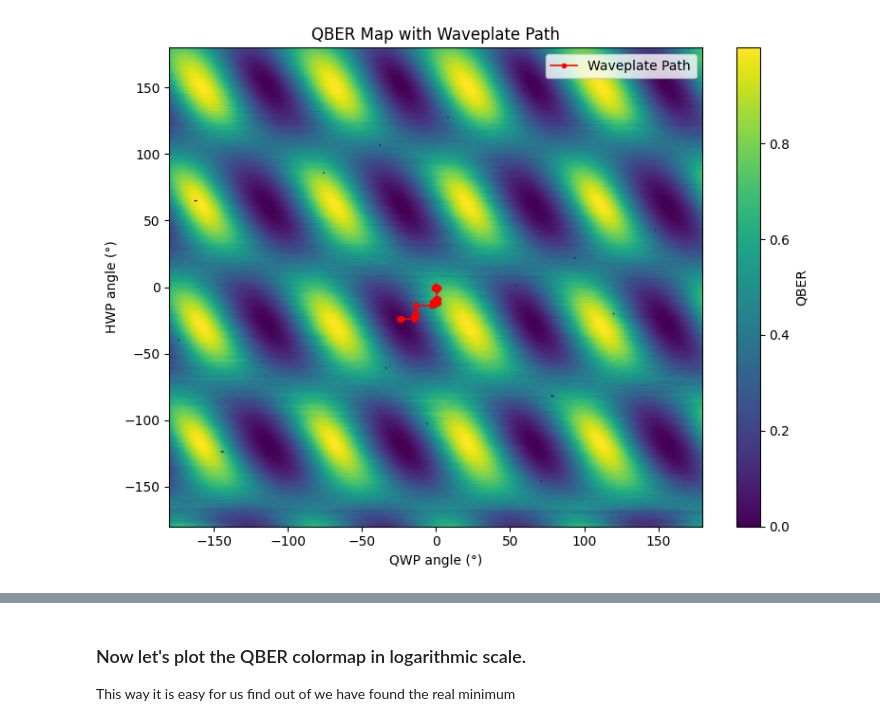
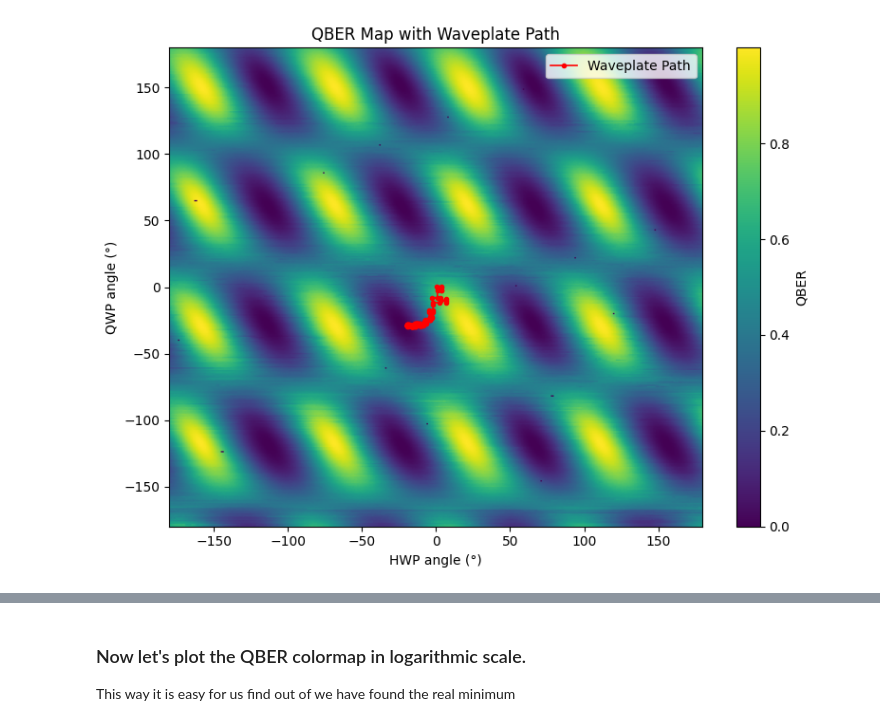
Before and after one commit to RaulLahoz/QBER_ActiveCompensation, a Jupyter notebook: Waveplate_Optimization_Path.ipynb, the cells around one changed output, grey strips where cells are left out. Saved outputs shown, nothing was run; the diff lists cells and outputs as text; code cells hidden in the pictures.

```diff
--- a/Waveplate_Optimization_Path.ipynb
+++ b/Waveplate_Optimization_Path.ipynb
@@ -9,8 +9,8 @@ from matplotlib.colors import LogNorm
 # FILE PATHS
 
 path_qber = r"\\server\groups\ding\PROJECTS\QKD_Perovskites\Graphs_QBER_Compensation\20251204\map_qber_20251204.txt"
-path_positions = r"\\server\groups\ding\PROJECTS\QKD_Perovskites\Graphs_QBER_Compensation\20251201\ProblemSolved\Positions_WPs_CoordinateDescent_20251101_1619.txt" # CoordDescent
-# path_positions = r"\\server\groups\ding\PROJECTS\QKD_Perovskites\Graphs_QBER_Compensation\20251201\ProblemSolved\Positions_WPs_RandomMinimizer_20251201_1513.txt" # Random Minimizer
+# path_positions = r"\\server\groups\ding\PROJECTS\QKD_Perovskites\Graphs_QBER_Compensation\20251201\ProblemSolved\Positions_WPs_CoordinateDescent_20251101_1619.txt" # CoordDescent
+path_positions = r"\\server\groups\ding\PROJECTS\QKD_Perovskites\Graphs_QBER_Compensation\20251201\ProblemSolved\Positions_WPs_RandomMinimizer_20251201_1513.txt" # Random Minimizer
 # %%
 # -------------------------------------------------------
 # LOAD QBER MAP (angle_wp1, angle_wp2, qber)
@@ -39,31 +39,31 @@ path_wp2 = df_pos["pos_wp2"].values
 # %%
 # -------------------------------------------------------
 # PLOT
 # -------------------------------------------------------
 plt.figure(figsize=(8, 6))
 
 # Heatmap
 plt.imshow(
     qber_map,
     extent=[-180, 180, -180, 180],
     origin='lower',
     aspect='auto',
     cmap='viridis'
 )
 
 plt.colorbar(label="QBER")
 
 # Overlay the path of the waveplates
 plt.plot(path_wp1, path_wp2, color="red", marker="o", markersize=3, linewidth=1.2, label="Waveplate Path")
 
-plt.xlabel("QWP angle (°)")
-plt.ylabel("HWP angle (°)")
+plt.xlabel("HWP angle (°)")
+plt.ylabel("QWP angle (°)")
 plt.title("QBER Map with Waveplate Path")
 plt.legend()
 plt.tight_layout()
 plt.show()
 # %% [output]
-[figure, old version]
+[figure, new version]
 # %%
 # -------------------------------------------------------
 # MODERATE ZOOM PLOT AROUND THE WAVEPLATE PATH
```
Also changed, not shown: parts of 4 cells of this notebook.
